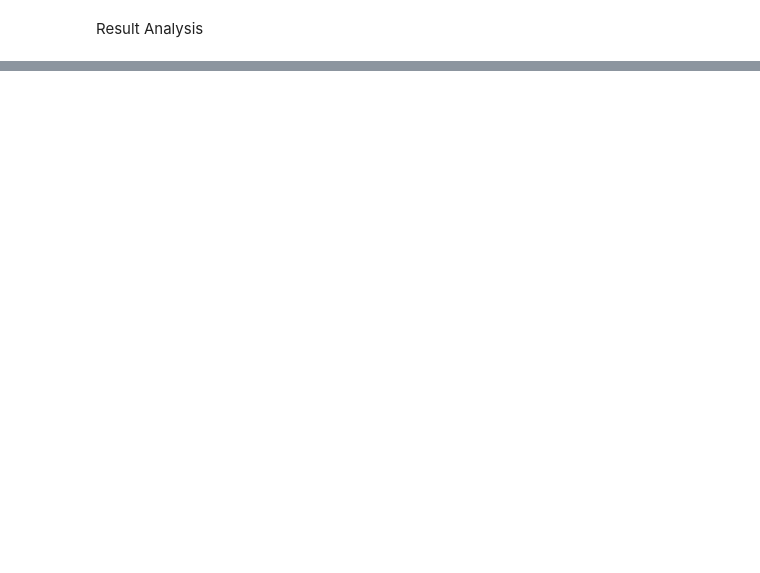
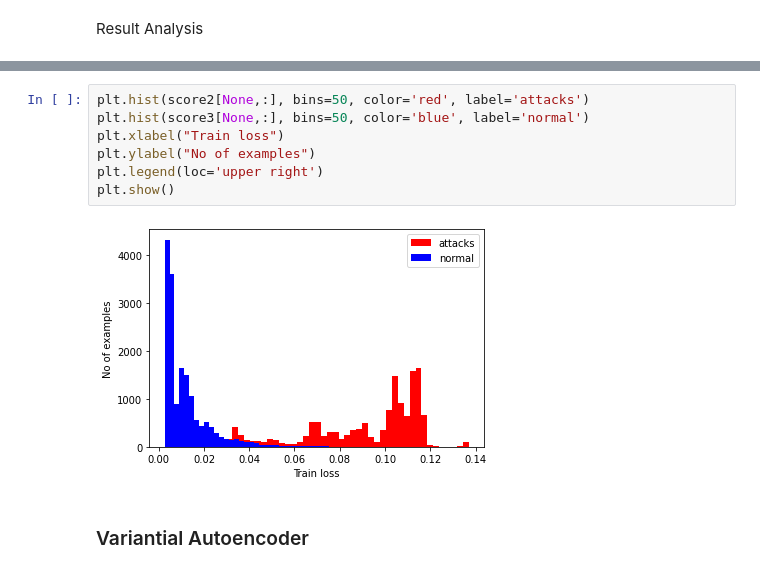
Before and after one commit to roguetech/ML-NIDS, a Jupyter notebook: Network_Instrusion_detection.ipynb, the cells around one changed output, grey strips where cells are left out. Saved outputs shown, nothing was run; the diff lists cells and outputs as text; blank space fills up the shorter version.

```diff
--- a/Network_Instrusion_detection.ipynb
+++ b/Network_Instrusion_detection.ipynb
@@ -515,0 +542,11 @@ plt.show()
+# %%
+plt.hist(score2[None,:], bins=50, color='red', label='attacks')
+plt.hist(score3[None,:], bins=50, color='blue', label='normal')
+plt.xlabel("Train loss")
+plt.ylabel("No of examples")
+plt.legend(loc='upper right')
+plt.show()
+# %% [output]
+[figure, added]
+# %% [markdown]
+### Variantial Autoencoder
```
Also changed, not shown: parts of 16 cells of this notebook.
